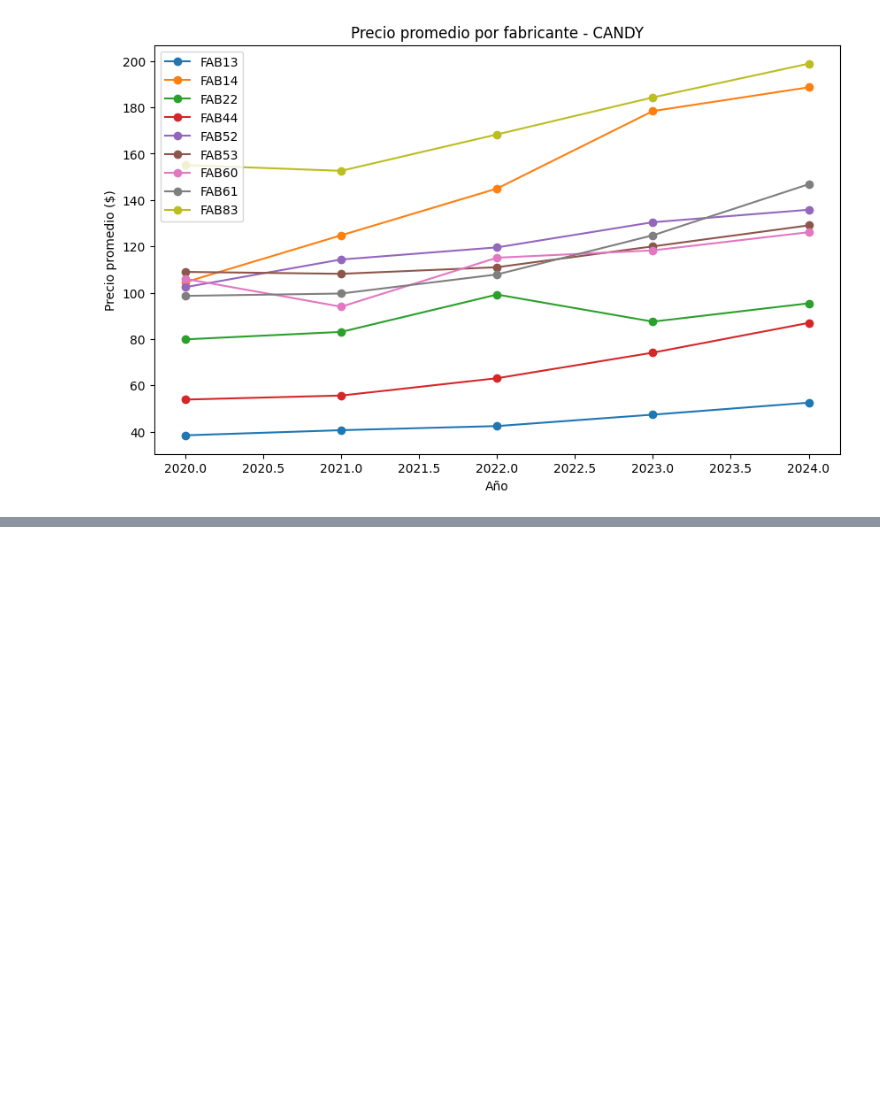
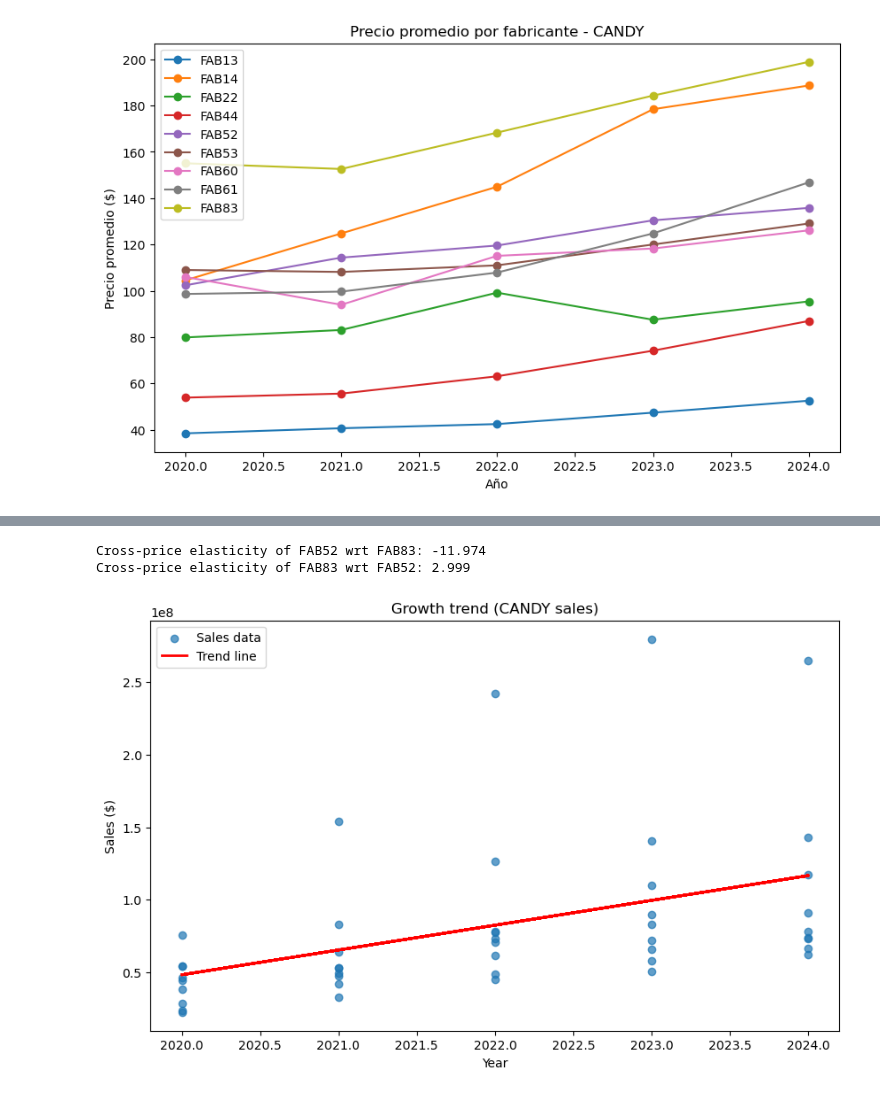
Before and after one commit to ViejoAgrio/Proyecto-1-Estad-stica, a Jupyter notebook: Projecto_1.ipynb, the cells around one changed output, grey strips where cells are left out. Cells and saved outputs as stored; diff of their text form; code cells hidden in the pictures; blank space fills up the shorter version.

```diff
--- a/Projecto_1.ipynb
+++ b/Projecto_1.ipynb
@@ -182,0 +348,32 @@ plt.show()
+# %%
+fab1, fab2 = top2_fabs
+
+E_12 = (dq[fab1] / dp[fab2]).mean()   # elasticity of fab1 wrt fab2 price
+E_21 = (dq[fab2] / dp[fab1]).mean()   # elasticity of fab2 wrt fab1 price
+
+print(f"Cross-price elasticity of {fab1} wrt {fab2}: {E_12:.3f}")
+print(f"Cross-price elasticity of {fab2} wrt {fab1}: {E_21:.3f}")
+# %% [output]
+Cross-price elasticity of FAB52 wrt FAB83: -11.974
+Cross-price elasticity of FAB83 wrt FAB52: 2.999
+# %%
+# Scatter plot of sales by year
+x = df_candy_perf_top['ANIO'].values
+y = df_candy_perf_top['VALOR'].values
+
+plt.figure(figsize=(10,6))
+plt.scatter(x, y, alpha=0.7, label="Sales data")
+
+# Fit a linear regression (trend line)
+coef = np.polyfit(x, y, 1)      # degree=1 → linear
+poly1d_fn = np.poly1d(coef)     # build function from coefficients
+
+plt.plot(x, poly1d_fn(x), color="red", linewidth=2, label="Trend line")
+
+plt.title("Growth trend (CANDY sales)")
+plt.xlabel("Year")
+plt.ylabel("Sales ($)")
+plt.legend()
+plt.show()
+# %% [output]
+[figure, added]
```
Also changed, not shown: parts of 11 cells of this notebook, 1 other file.
